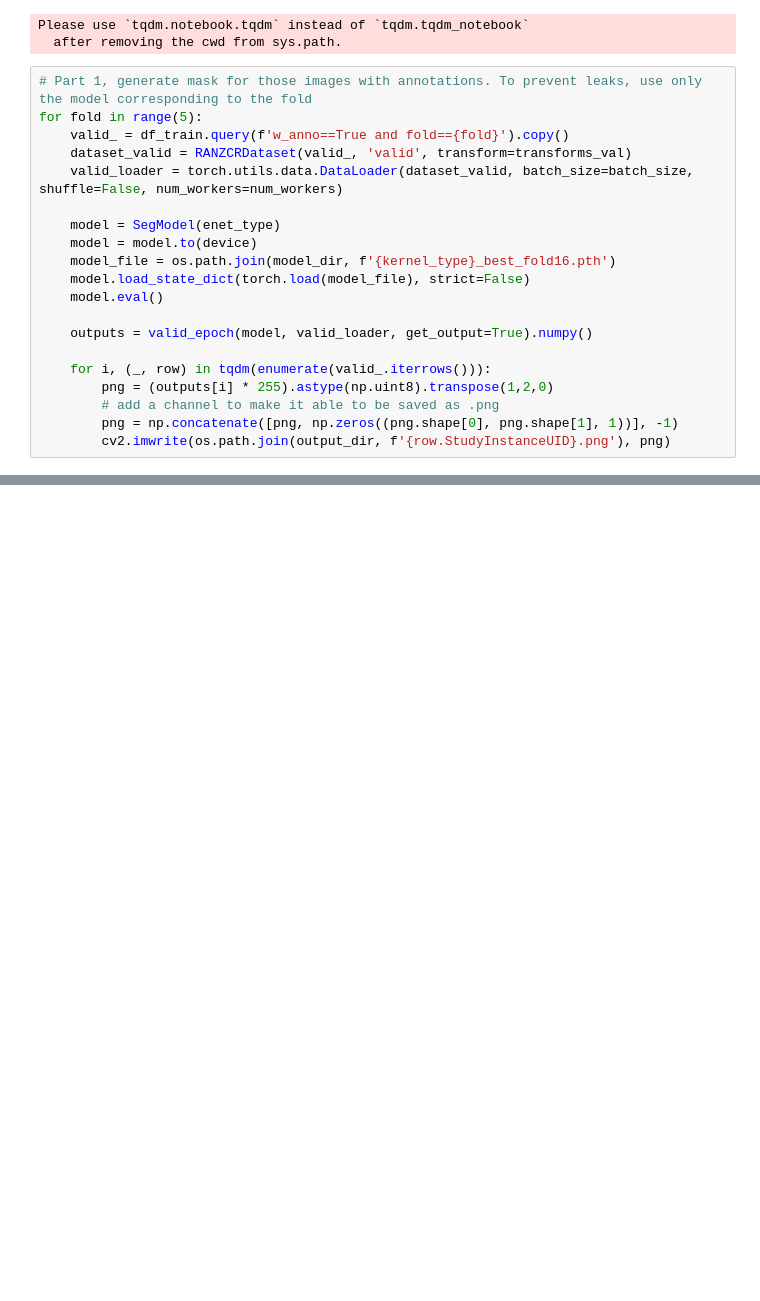
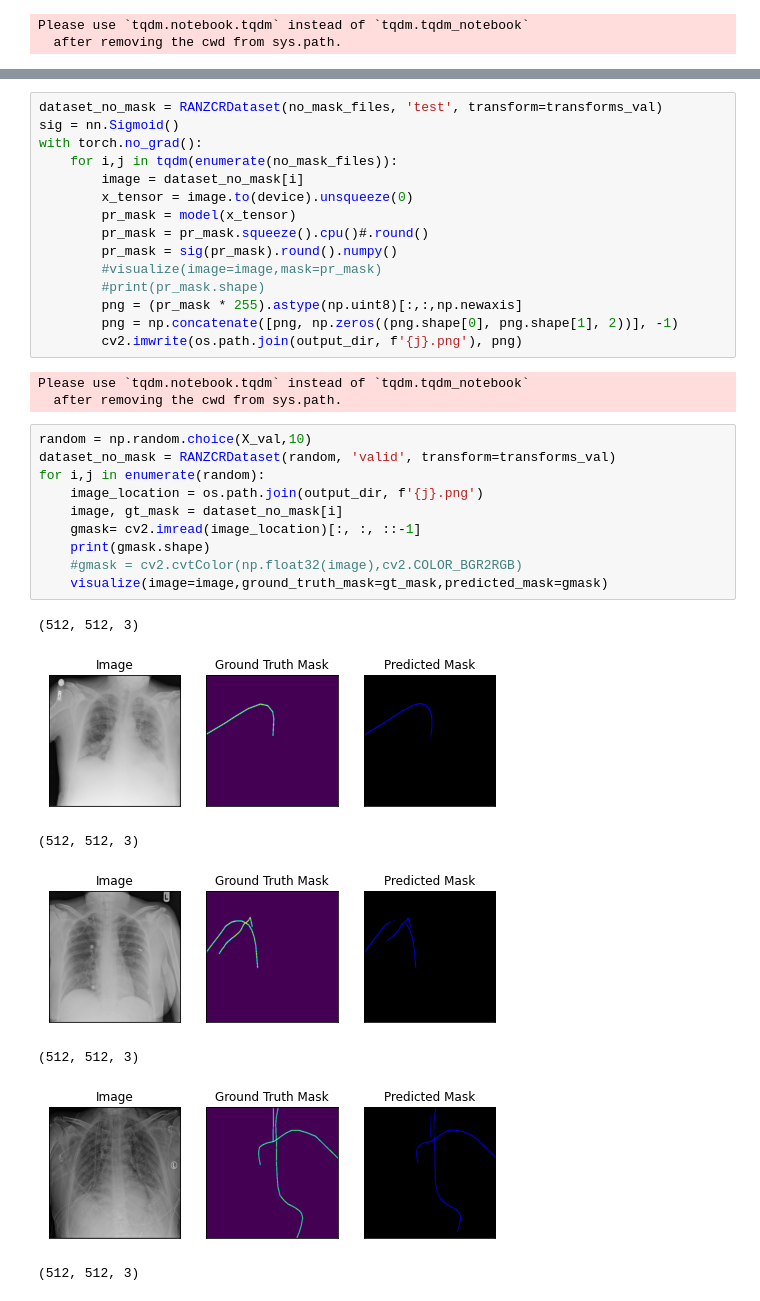
Before and after one commit to aryalmilan/Catheter-Detection-and-classification, a Jupyter notebook: Xray.ipynb, the cells around one changed output, grey strips where cells are left out. Saved outputs shown, nothing was run; the diff lists cells and outputs as text; blank space fills up the shorter version.

```diff
--- a/Xray.ipynb
+++ b/Xray.ipynb
@@ -435,23 +406,3 @@ with torch.no_grad():
 # %% [output]
 Please use `tqdm.notebook.tqdm` instead of `tqdm.tqdm_notebook`
   after removing the cwd from sys.path.
-# %%
-# Part 1, generate mask for those images with annotations. To prevent leaks, use only the model corresponding to the fold
-for fold in range(5):
-    valid_ = df_train.query(f'w_anno==True and fold=={fold}').copy()
-    dataset_valid = RANZCRDataset(valid_, 'valid', transform=transforms_val)
-    valid_loader = torch.utils.data.DataLoader(dataset_valid, batch_size=batch_size, shuffle=False, num_workers=num_workers)
-
-    model = SegModel(enet_type)
-    model = model.to(device)
-    model_file = os.path.join(model_dir, f'{kernel_type}_best_fold16.pth')
-    model.load_state_dict(torch.load(model_file), strict=False)
-    model.eval()
-
-    outputs = valid_epoch(model, valid_loader, get_output=True).numpy()
-
-    for i, (_, row) in tqdm(enumerate(valid_.iterrows())):
-        png = (outputs[i] * 255).astype(np.uint8).transpose(1,2,0)
-        # add a channel to make it able to be saved as .png
-        png = np.concatenate([png, np.zeros((png.shape[0], png.shape[1], 1))], -1)
-        cv2.imwrite(os.path.join(output_dir, f'{row.StudyInstanceUID}.png'), png)
@@ -483,0 +443,36 @@ len(no_mask_files)
+# %%
+dataset_no_mask = RANZCRDataset(no_mask_files, 'test', transform=transforms_val)
+sig = nn.Sigmoid()
+with torch.no_grad():
+    for i,j in tqdm(enumerate(no_mask_files)):
+        image = dataset_no_mask[i]
+        x_tensor = image.to(device).unsqueeze(0)
+        pr_mask = model(x_tensor)
+        pr_mask = pr_mask.squeeze().cpu()#.round()
+        pr_mask = sig(pr_mask).round().numpy()
+        #visualize(image=image,mask=pr_mask)
+        #print(pr_mask.shape)
+        png = (pr_mask * 255).astype(np.uint8)[:,:,np.newaxis]
+        png = np.concatenate([png, np.zeros((png.shape[0], png.shape[1], 2))], -1)
+        cv2.imwrite(os.path.join(output_dir, f'{j}.png'), png)
+# %% [output]
+Please use `tqdm.notebook.tqdm` instead of `tqdm.tqdm_notebook`
+  after removing the cwd from sys.path.
+# %%
+random = np.random.choice(X_val,10)
+dataset_no_mask = RANZCRDataset(random, 'valid', transform=transforms_val)
+for i,j in enumerate(random):
+    image_location = os.path.join(output_dir, f'{j}.png')
+    image, gt_mask = dataset_no_mask[i]
+    gmask= cv2.imread(image_location)[:, :, ::-1]
+    print(gmask.shape)
+    #gmask = cv2.cvtColor(np.float32(image),cv2.COLOR_BGR2RGB)
+    visualize(image=image,ground_truth_mask=gt_mask,predicted_mask=gmask)
+# %% [output]
+(512, 512, 3)
+[figure, added]
+(512, 512, 3)
+[figure, added]
+(512, 512, 3)
+[figure, added]
+(512, 512, 3)
```
Also changed, not shown: parts of 25 cells of this notebook.
